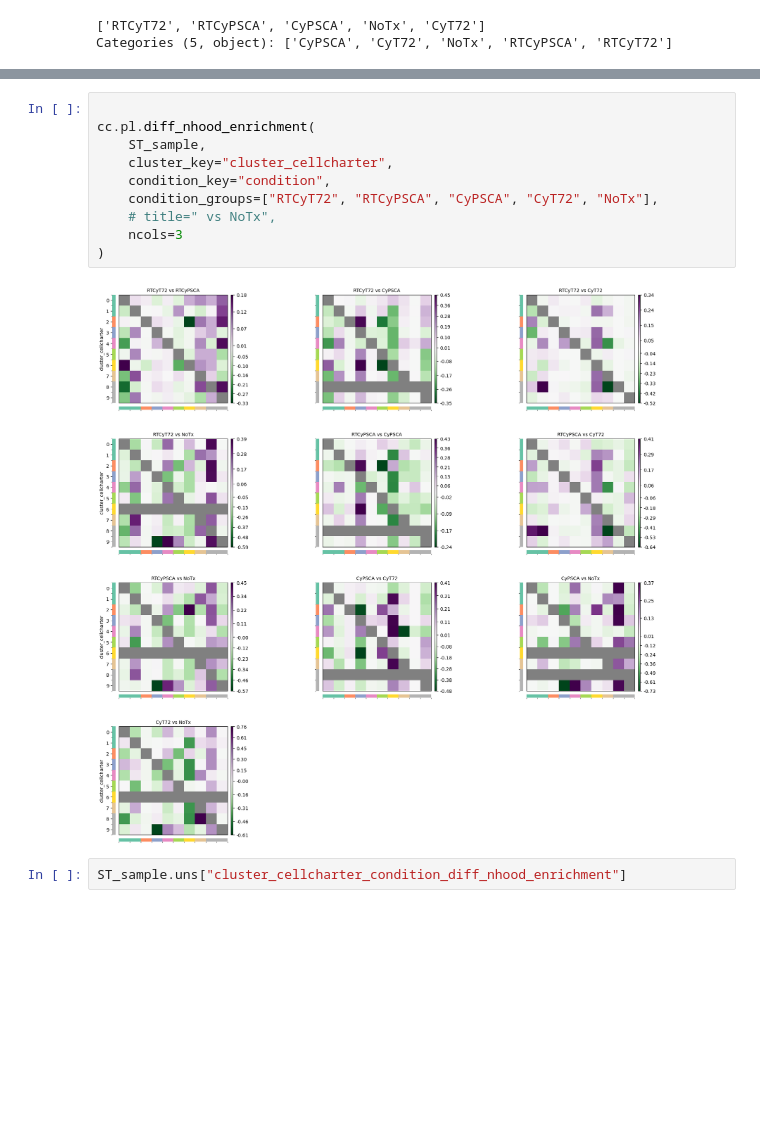
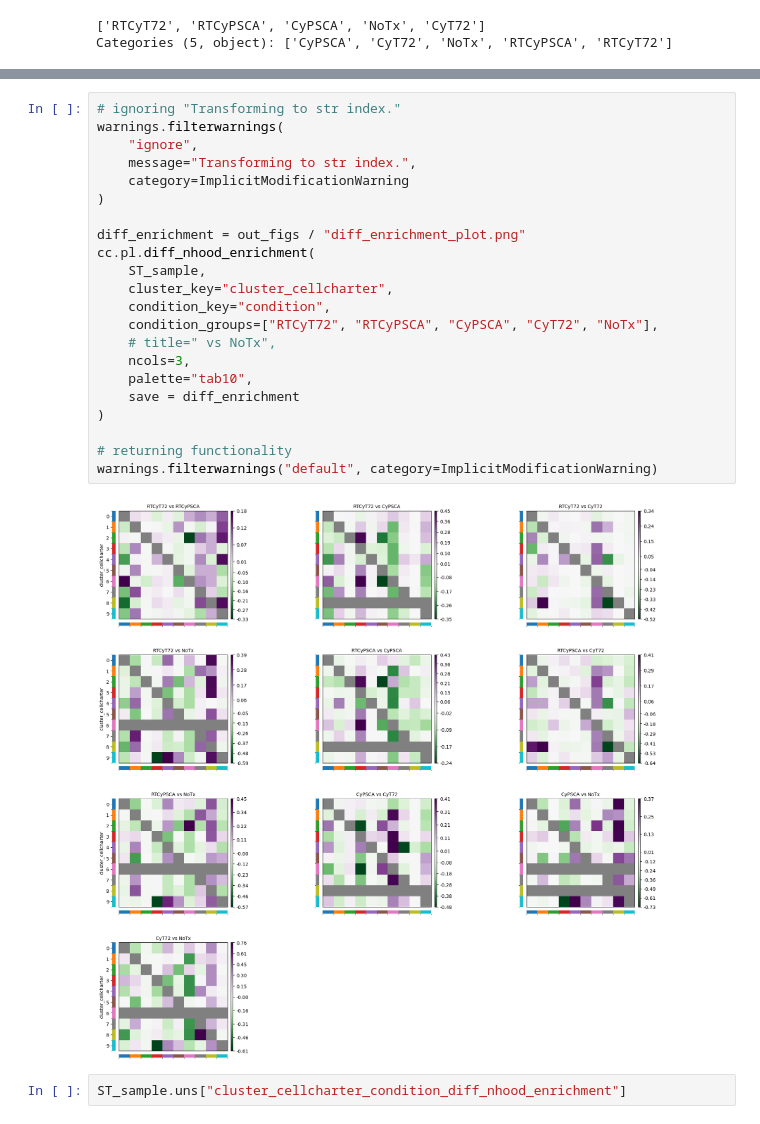
Before and after one commit to Li-Lab-COH/Spatial_CAR_T, a Jupyter notebook: Clustering/CC_cluster_analysis_.ipynb, the cells around one changed output, grey strips where cells are left out. Cells and saved outputs as stored; diff of their text form; blank space fills up the shorter version.

```diff
--- a/Clustering/CC_cluster_analysis_.ipynb
+++ b/Clustering/CC_cluster_analysis_.ipynb
@@ -142,15 +154,27 @@ for cond in ["RTCyT72", "RTCyPSCA", "CyPSCA", "CyT72"]:
 # %%
+# ignoring "Transforming to str index."
+warnings.filterwarnings(
+    "ignore",
+    message="Transforming to str index.",
+    category=ImplicitModificationWarning
+)
 
+diff_enrichment = out_figs / "diff_enrichment_plot.png"
 cc.pl.diff_nhood_enrichment(
     ST_sample,
     cluster_key="cluster_cellcharter",
     condition_key="condition",
     condition_groups=["RTCyT72", "RTCyPSCA", "CyPSCA", "CyT72", "NoTx"],
     # title=" vs NoTx",
-    ncols=3
+    ncols=3,
+    palette="tab10",
+    save = diff_enrichment
 )
+
+# returning functionality
+warnings.filterwarnings("default", category=ImplicitModificationWarning)
 # %% [output]
-[figure, old version]
+[figure, new version]
 # %%
 ST_sample.uns["cluster_cellcharter_condition_diff_nhood_enrichment"]
 # %% [output]
```
Also changed, not shown: parts of 14 cells of this notebook, 5 other files.
